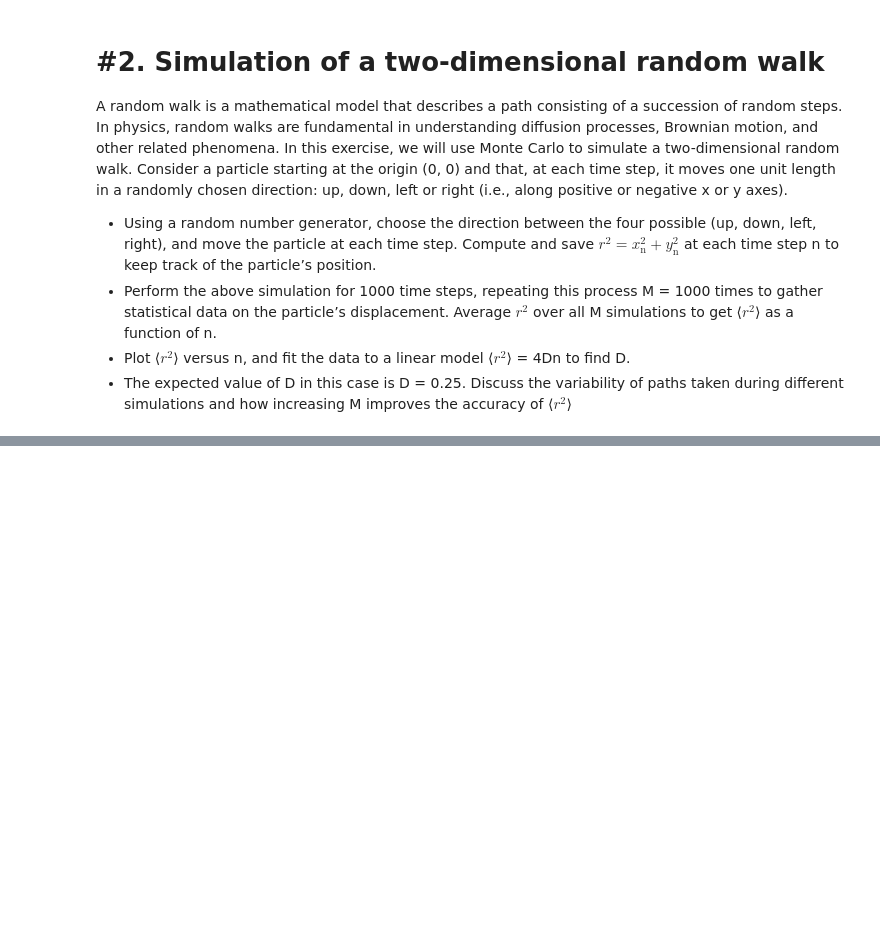
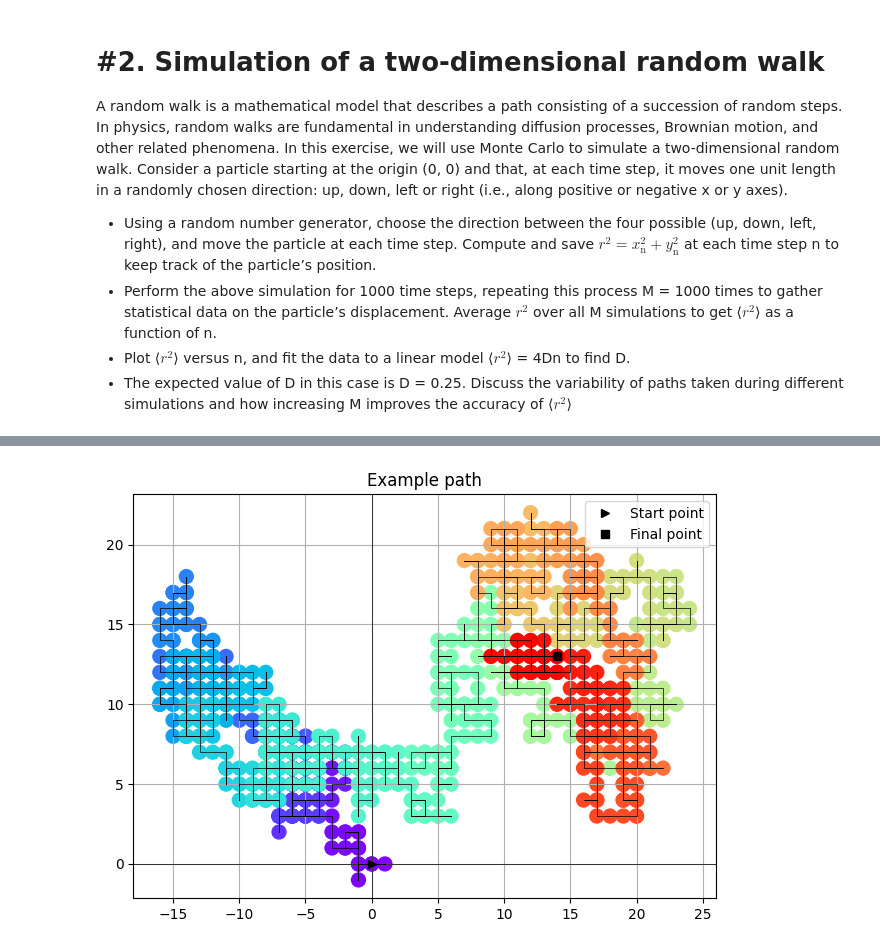
Before and after one commit to ersijo1/school, a Jupyter notebook: projects/assignment2_simon.ipynb, the cells around one changed output, grey strips where cells are left out. Drawn from its saved outputs; the diff is of its cells as text; code cells hidden in the pictures; blank space fills up the shorter version.

```diff
--- a/projects/assignment2_simon.ipynb
+++ b/projects/assignment2_simon.ipynb
@@ -112,0 +63,36 @@ The diffusion constant from the simulation is $D = 0.24831196899796906$, with a
+# %%
+def monte_carlo():
+    positions = [np.zeros(2)] #rows are steps, columns are x and y coordinates, starting at origin
+    displacement = [0]
+    for _ in range(1, step_cnt):
+        dir = Direction(rnd.randint(1, 4))
+        coordinate_change = dir_to_coordinate(dir)
+        current_element = positions[-1] + coordinate_change #get new position based on previous position
+        positions.append(current_element)
+        displacement.append(r_squared(current_element[0], current_element[1])) #calculate displacement from origin
+    return displacement, positions
+
+def show_path():
+    pos_x, pos_y = zip(*monte_carlo()[1])
+    plt.plot(pos_x, pos_y, color="black", lw=0.5) #creates a line plot of the path
+    plt.scatter(pos_x, pos_y, c=np.linspace(0, 1, step_cnt), cmap="rainbow", s=100) #creates a scatter plot of the path, shifts towards red as more steps are taken
+    plt.axhline(0, color='black', lw=0.5)
+    plt.axvline(0, color='black', lw=0.5)
+    plt.plot(0, 0, '>', color="black", label="Start point")
+    plt.plot(pos_x[-1], pos_y[-1], 's', color="black", label="Final point")
+    show_plot("Example path", "","")
+
+def check_displacement(steps, displacements, no_of_sims):
+    for _ in range(no_of_sims):
+        displacements += np.array(monte_carlo()[0]) #sum up displacements, for each step
+    displacements /= no_of_sims #get the average displacements
+    coeffs = np.polyfit(steps, displacements, 1) #linear fit to get D
+    plt.plot(steps, displacements, label="Displacement")
+    plt.plot(steps, np.polyval(coeffs, steps), label="Linear fit", linestyle='dashed')
+    show_plot(f"Linear fitting the Monte Carlo results after {no_of_sims} simulation(s)", "Steps","Displacement")
+    return coeffs
+
+# Show example path
+show_path()
+# %% [output]
+[figure, added]
```
Also changed, not shown: parts of 7 cells of this notebook.
